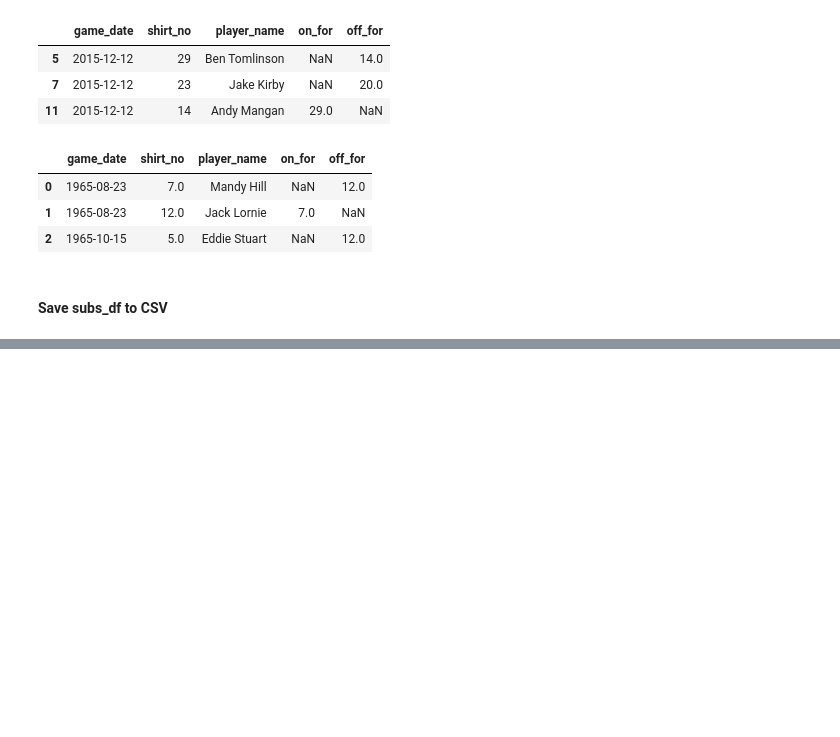
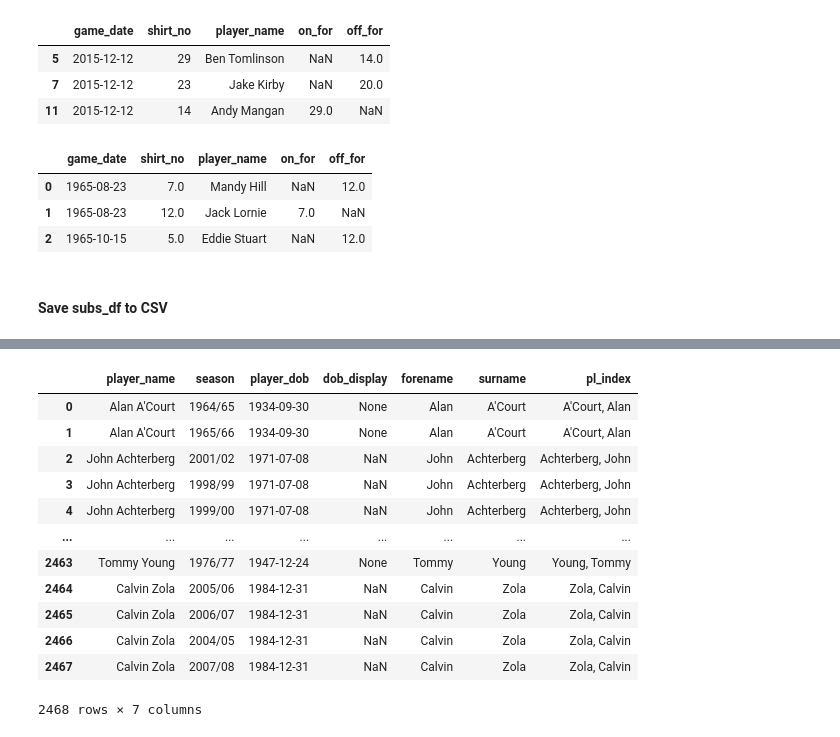
Before and after one commit to petebrown/pre-2023-data-prep, a Jupyter notebook: data-pipeline-prep.ipynb, the cells around one changed output, grey strips where cells are left out. Cells and saved outputs as stored; diff of their text form; code cells hidden in the pictures; blank space fills up the shorter version.

```diff
--- a/data-pipeline-prep.ipynb
+++ b/data-pipeline-prep.ipynb
@@ -958,28 +1021,42 @@ dupe_players
 # %%
 def get_pl_index(player_name, surname, forename, dob, dob_display):
     if player_name not in dupe_players:
         return f"{surname}, {forename}"
     elif dob is not pd.NaT:
         return f"{surname}, {forename} (b.{dob.year})"
     else:
         return f"{surname}, {forename} (b.{dob_display[-4:]})"
 
 player_dobs["name_words"] = player_dobs.player_name.str.split(" ").apply(len)
 
 long_names = player_dobs.query("name_words != 2").player_name.drop_duplicates()
 
 player_dobs["forename"] = player_dobs.player_name.str.split(" ").str[0]
 player_dobs["surname"] = player_dobs.player_name.str.split(" ").str[1:].str.join(" ")
 player_dobs.loc[player_dobs.player_name == "Pedro Miguel Matias", 'forename'] = 'Pedro Miguel'
 player_dobs.loc[player_dobs.player_name == "Pedro Miguel Matias", 'surname'] = 'Matias'
 
 player_dobs["player_dob"] = pd.to_datetime(player_dobs.player_dob, errors = "coerce")
 
 player_dobs["pl_index"] = player_dobs.apply(lambda x: get_pl_index(x.player_name, x.surname, x.forename, x.player_dob, x.dob_display), axis = 1)
 
-player_dobs = player_dobs.drop(columns = ["name_words"]).sort_values(by = ["pl_index"]).reset_index(drop = True)
+player_dobs = player_dobs.drop(columns = ["name_words"]).sort_values(by = ["pl_index"]).drop_duplicates().reset_index(drop = True)
 
 player_dobs
+# %% [output]
+|  | player_name | season | player_dob | dob_display | forename | surname | pl_index |
+| 0 | Alan A'Court | 1964/65 | 1934-09-30 | None | Alan | A'Court | A'Court, Alan |
+| 1 | Alan A'Court | 1965/66 | 1934-09-30 | None | Alan | A'Court | A'Court, Alan |
+| 2 | John Achterberg | 2001/02 | 1971-07-08 | NaN | John | Achterberg | Achterberg, John |
+| 3 | John Achterberg | 1998/99 | 1971-07-08 | NaN | John | Achterberg | Achterberg, John |
+| 4 | John Achterberg | 1999/00 | 1971-07-08 | NaN | John | Achterberg | Achterberg, John |
+| ... | ... | ... | ... | ... | ... | ... | ... |
+| 2463 | Tommy Young | 1976/77 | 1947-12-24 | None | Tommy | Young | Young, Tommy |
+| 2464 | Calvin Zola | 2005/06 | 1984-12-31 | NaN | Calvin | Zola | Zola, Calvin |
+| 2465 | Calvin Zola | 2006/07 | 1984-12-31 | NaN | Calvin | Zola | Zola, Calvin |
+| 2466 | Calvin Zola | 2004/05 | 1984-12-31 | NaN | Calvin | Zola | Zola, Calvin |
+| 2467 | Calvin Zola | 2007/08 | 1984-12-31 | NaN | Calvin | Zola | Zola, Calvin |
+2468 rows × 7 columns
 # %%
 player_dobs.to_csv("./data/player_dobs.csv", index = False)
 # %%
```
Also changed, not shown: parts of 12 cells of this notebook, 1 other file.
